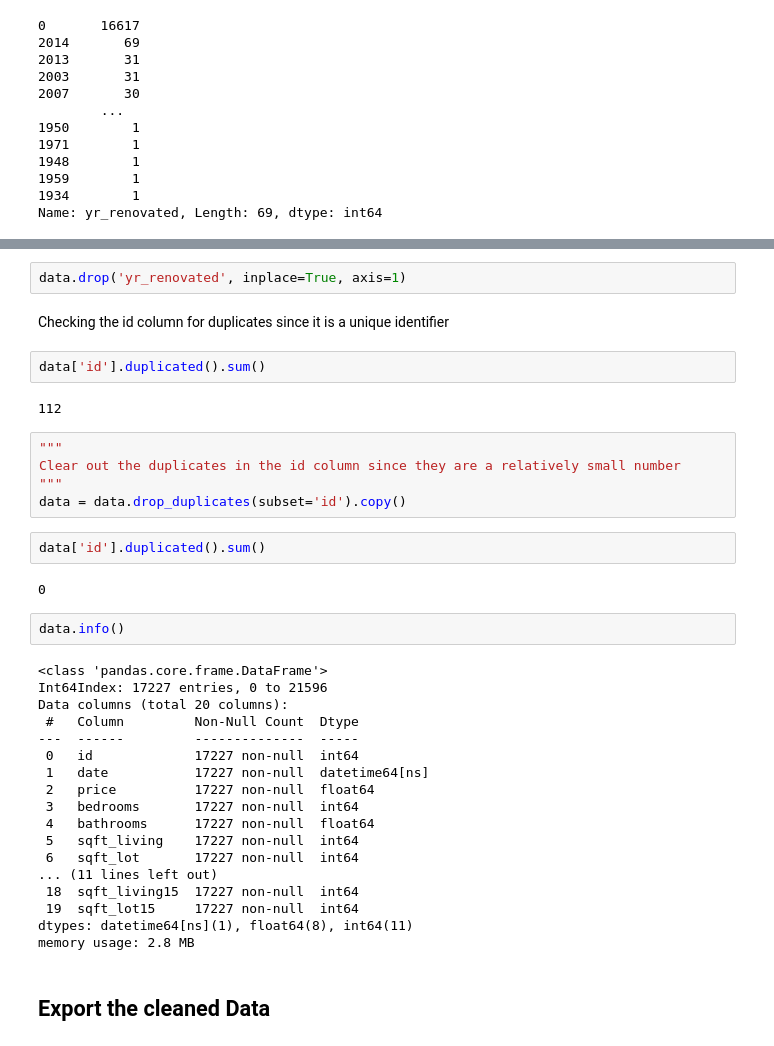
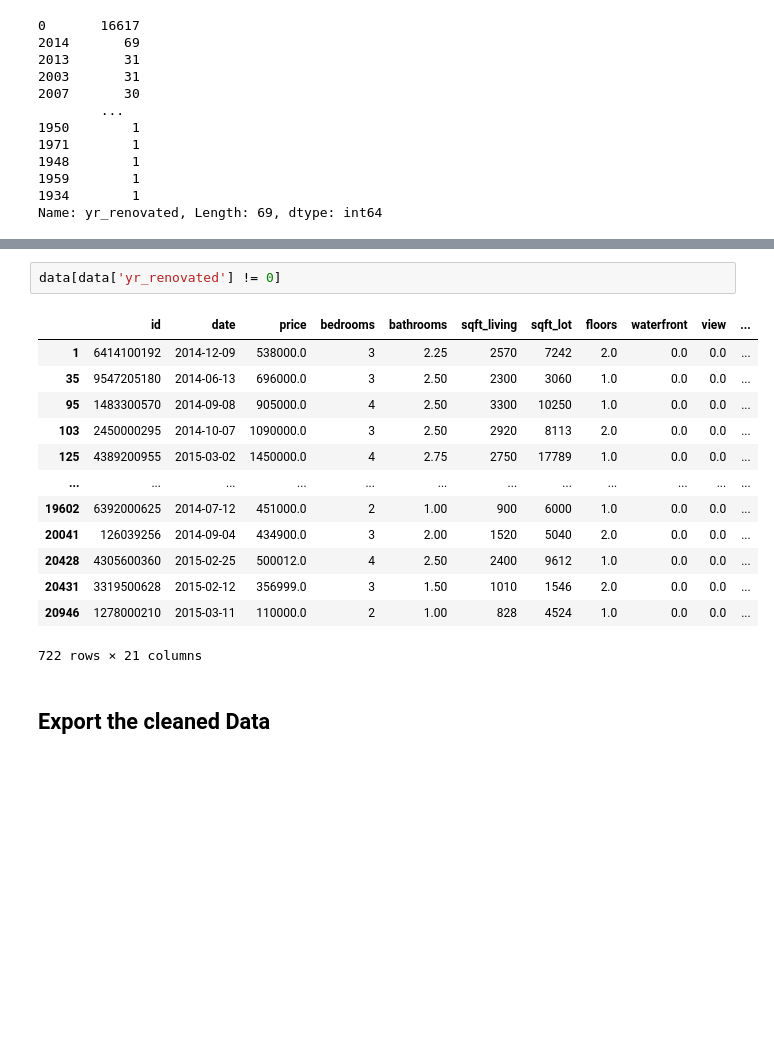
Before and after one commit to Nickimani/Project_2, a Jupyter notebook: Code/EDA notebook.ipynb, the cells around one changed output, grey strips where cells are left out. Drawn from its saved outputs; the diff is of its cells as text; blank space fills up the shorter version.

Commit message:
Restored ids and yr_renovated columns

```diff
--- a/Code/EDA notebook.ipynb
+++ b/Code/EDA notebook.ipynb
@@ -292,40 +290,19 @@ yr_renovated has 16960 records of 0 out of the total 17703. Due to this I'm goin
-# %%
-data.drop('yr_renovated', inplace=True, axis=1)
-# %% [markdown]
-Checking the id column for duplicates since it is a unique identifier
-# %%
-data['id'].duplicated().sum()
-# %% [output]
-112
-# %%
-"""
-Clear out the duplicates in the id column since they are a relatively small number
-"""
-data = data.drop_duplicates(subset='id').copy()
-# %%
-data['id'].duplicated().sum()
-# %% [output]
-0
-# %%
-data.info()
-# %% [output]
-<class 'pandas.core.frame.DataFrame'>
-Int64Index: 17227 entries, 0 to 21596
-Data columns (total 20 columns):
- #   Column         Non-Null Count  Dtype
----  ------         --------------  -----
- 0   id             17227 non-null  int64
- 1   date           17227 non-null  datetime64[ns]
- 2   price          17227 non-null  float64
- 3   bedrooms       17227 non-null  int64
- 4   bathrooms      17227 non-null  float64
- 5   sqft_living    17227 non-null  int64
- 6   sqft_lot       17227 non-null  int64
-... (11 lines left out)
- 18  sqft_living15  17227 non-null  int64
- 19  sqft_lot15     17227 non-null  int64
-dtypes: datetime64[ns](1), float64(8), int64(11)
-memory usage: 2.8 MB
+# %%
+data[data['yr_renovated'] != 0]
+# %% [output]
+|  | id | date | price | bedrooms | bathrooms | sqft_living | sqft_lot | floors | waterfront | view | ... |
+| 1 | 6414100192 | 2014-12-09 | 538000.0 | 3 | 2.25 | 2570 | 7242 | 2.0 | 0.0 | 0.0 | ... |
+| 35 | 9547205180 | 2014-06-13 | 696000.0 | 3 | 2.50 | 2300 | 3060 | 1.0 | 0.0 | 0.0 | ... |
+| 95 | 1483300570 | 2014-09-08 | 905000.0 | 4 | 2.50 | 3300 | 10250 | 1.0 | 0.0 | 0.0 | ... |
+| 103 | 2450000295 | 2014-10-07 | 1090000.0 | 3 | 2.50 | 2920 | 8113 | 2.0 | 0.0 | 0.0 | ... |
+| 125 | 4389200955 | 2015-03-02 | 1450000.0 | 4 | 2.75 | 2750 | 17789 | 1.0 | 0.0 | 0.0 | ... |
+| ... | ... | ... | ... | ... | ... | ... | ... | ... | ... | ... | ... |
+| 19602 | 6392000625 | 2014-07-12 | 451000.0 | 2 | 1.00 | 900 | 6000 | 1.0 | 0.0 | 0.0 | ... |
+| 20041 | 126039256 | 2014-09-04 | 434900.0 | 3 | 2.00 | 1520 | 5040 | 2.0 | 0.0 | 0.0 | ... |
+| 20428 | 4305600360 | 2015-02-25 | 500012.0 | 4 | 2.50 | 2400 | 9612 | 1.0 | 0.0 | 0.0 | ... |
+| 20431 | 3319500628 | 2015-02-12 | 356999.0 | 3 | 1.50 | 1010 | 1546 | 2.0 | 0.0 | 0.0 | ... |
+| 20946 | 1278000210 | 2015-03-11 | 110000.0 | 2 | 1.00 | 828 | 4524 | 1.0 | 0.0 | 0.0 | ... |
+722 rows × 21 columns
 # %% [markdown]
 ## Export the cleaned Data
 # %%
```
Also changed, not shown: parts of 1 cell of this notebook, 2 other files.
